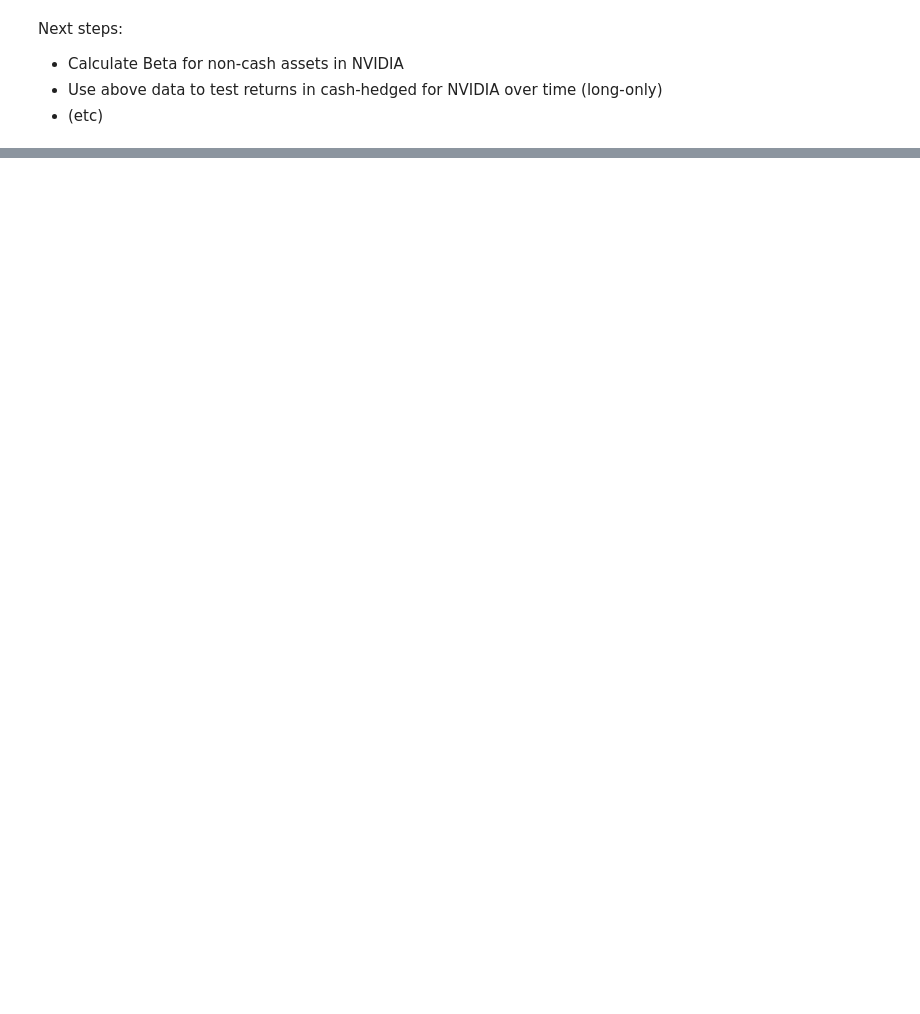
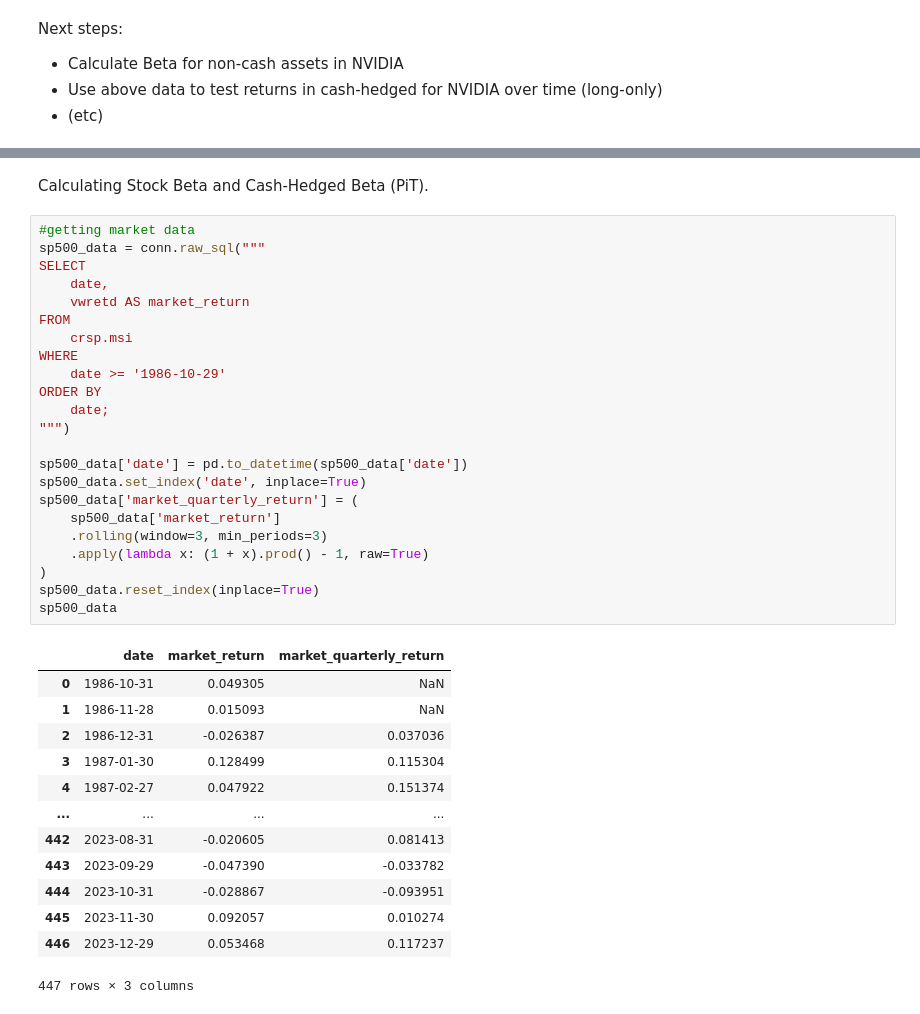
Before and after one commit to veervohra03/CashHedged, a Jupyter notebook: cashHedged.ipynb, the cells around one changed output, grey strips where cells are left out. Cells and saved outputs as stored; diff of their text form; blank space fills up the shorter version.

```diff
--- a/cashHedged.ipynb
+++ b/cashHedged.ipynb
@@ -304,0 +229,39 @@ KeyError: 'risk_free_rate'
+# %% [markdown]
+Calculating Stock Beta and Cash-Hedged Beta (PiT).
+# %%
+#getting market data
+sp500_data = conn.raw_sql("""
+SELECT
+    date,
+    vwretd AS market_return
+FROM
+    crsp.msi
+WHERE
+    date >= '1986-10-29'
+ORDER BY
+    date;
+""")
+
+sp500_data['date'] = pd.to_datetime(sp500_data['date'])
+sp500_data.set_index('date', inplace=True)
+sp500_data['market_quarterly_return'] = (
+    sp500_data['market_return']
+    .rolling(window=3, min_periods=3)
+    .apply(lambda x: (1 + x).prod() - 1, raw=True)
+)
+sp500_data.reset_index(inplace=True)
+sp500_data
+# %% [output]
+|  | date | market_return | market_quarterly_return |
+| 0 | 1986-10-31 | 0.049305 | NaN |
+| 1 | 1986-11-28 | 0.015093 | NaN |
+| 2 | 1986-12-31 | -0.026387 | 0.037036 |
+| 3 | 1987-01-30 | 0.128499 | 0.115304 |
+| 4 | 1987-02-27 | 0.047922 | 0.151374 |
+| ... | ... | ... | ... |
+| 442 | 2023-08-31 | -0.020605 | 0.081413 |
+| 443 | 2023-09-29 | -0.047390 | -0.033782 |
+| 444 | 2023-10-31 | -0.028867 | -0.093951 |
+| 445 | 2023-11-30 | 0.092057 | 0.010274 |
+| 446 | 2023-12-29 | 0.053468 | 0.117237 |
+447 rows × 3 columns
```
Also changed, not shown: parts of 15 cells of this notebook.
